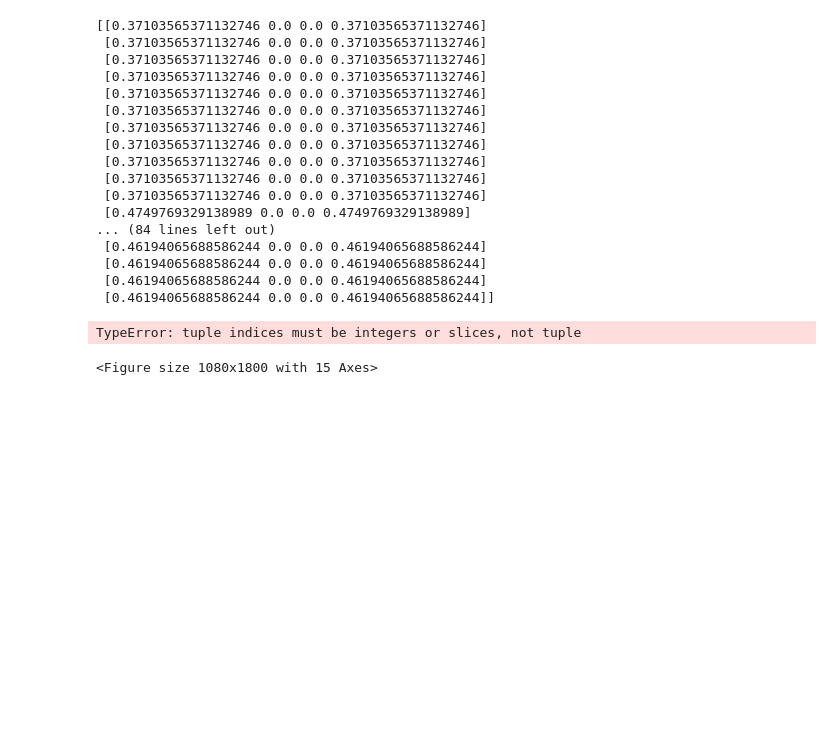
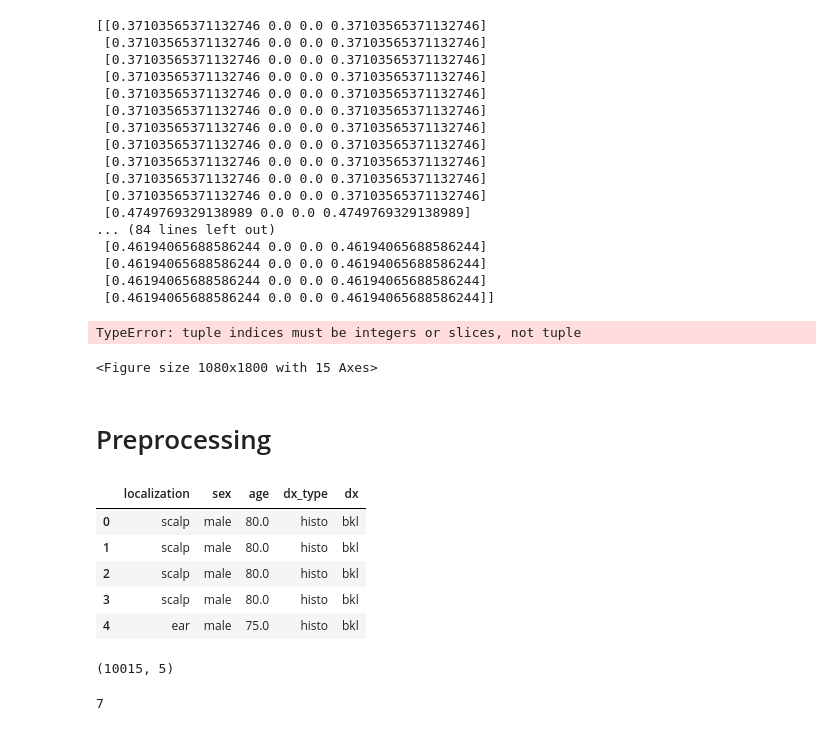
Before and after one commit to e-lubrini/pseudo-labelling, a Jupyter notebook: PseudoLabelingDemo.ipynb, the cells around one changed output. Cells and saved outputs as stored; diff of their text form; code cells hidden in the pictures; blank space fills up the shorter version.

```diff
--- a/PseudoLabelingDemo.ipynb
+++ b/PseudoLabelingDemo.ipynb
@@ -340,3 +339,23 @@ fig.tight_layout()
  [0.46194065688586244 0.0 0.0 0.46194065688586244]]
 TypeError: tuple indices must be integers or slices, not tuple
 <Figure size 1080x1800 with 15 Axes>
+# %% [markdown]
+# Preprocessing
+# %%
+meta_df.head()
+# %% [output]
+|  | localization | sex | age | dx_type | dx |
+| 0 | scalp | male | 80.0 | histo | bkl |
+| 1 | scalp | male | 80.0 | histo | bkl |
+| 2 | scalp | male | 80.0 | histo | bkl |
+| 3 | scalp | male | 80.0 | histo | bkl |
+| 4 | ear | male | 75.0 | histo | bkl |
+# %%
+meta_df.shape
+# %% [output]
+(10015, 5)
+# %%
+target = meta_df.dx
+len(set(target))
+# %% [output]
+7
```
Also changed, not shown: parts of 14 cells of this notebook.
